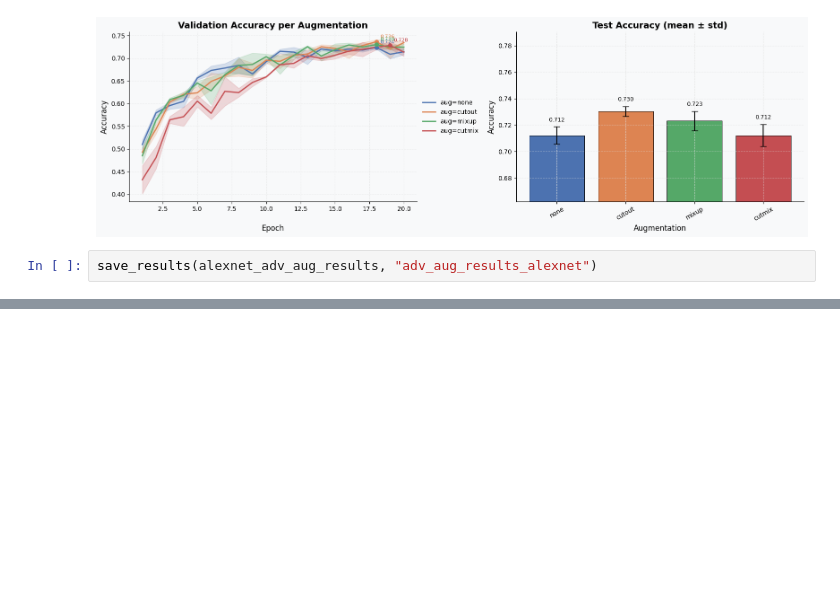
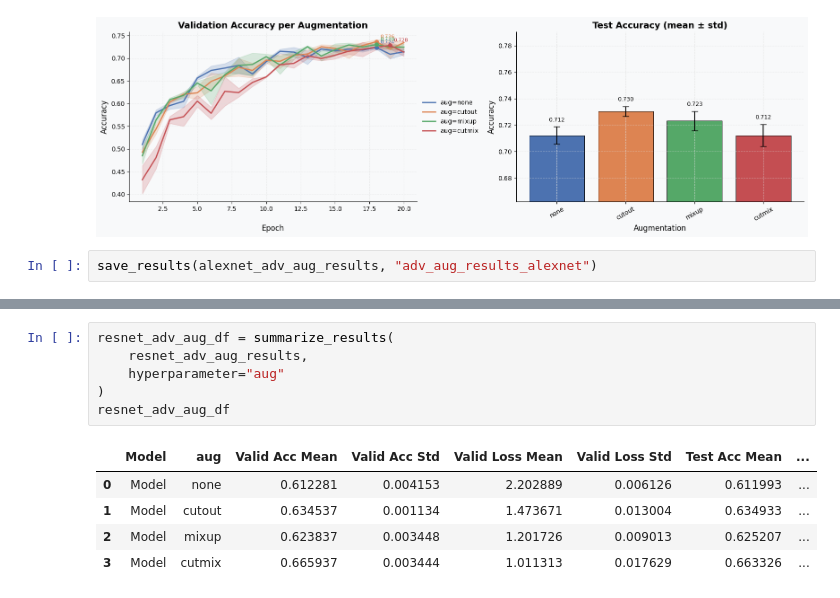
Before and after one commit to nadias03/image-classification-with-CNNs, a Jupyter notebook: experiments/data_augmentation/advanced_data_augmentation.ipynb, the cells around one changed output, grey strips where cells are left out. Saved outputs shown, nothing was run; the diff lists cells and outputs as text; blank space fills up the shorter version.

```diff
--- a/experiments/data_augmentation/advanced_data_augmentation.ipynb
+++ b/experiments/data_augmentation/advanced_data_augmentation.ipynb
@@ -297,0 +339,12 @@ save_results(alexnet_adv_aug_results, "adv_aug_results_alexnet")
+# %%
+resnet_adv_aug_df = summarize_results(
+    resnet_adv_aug_results,
+    hyperparameter="aug"
+)
+resnet_adv_aug_df
+# %% [output]
+|  | Model | aug | Valid Acc Mean | Valid Acc Std | Valid Loss Mean | Valid Loss Std | Test Acc Mean | ... |
+| 0 | Model | none | 0.612281 | 0.004153 | 2.202889 | 0.006126 | 0.611993 | ... |
+| 1 | Model | cutout | 0.634537 | 0.001134 | 1.473671 | 0.013004 | 0.634933 | ... |
+| 2 | Model | mixup | 0.623837 | 0.003448 | 1.201726 | 0.009013 | 0.625207 | ... |
+| 3 | Model | cutmix | 0.665937 | 0.003444 | 1.011313 | 0.017629 | 0.663326 | ... |
```
Also changed, not shown: parts of 7 cells of this notebook.
